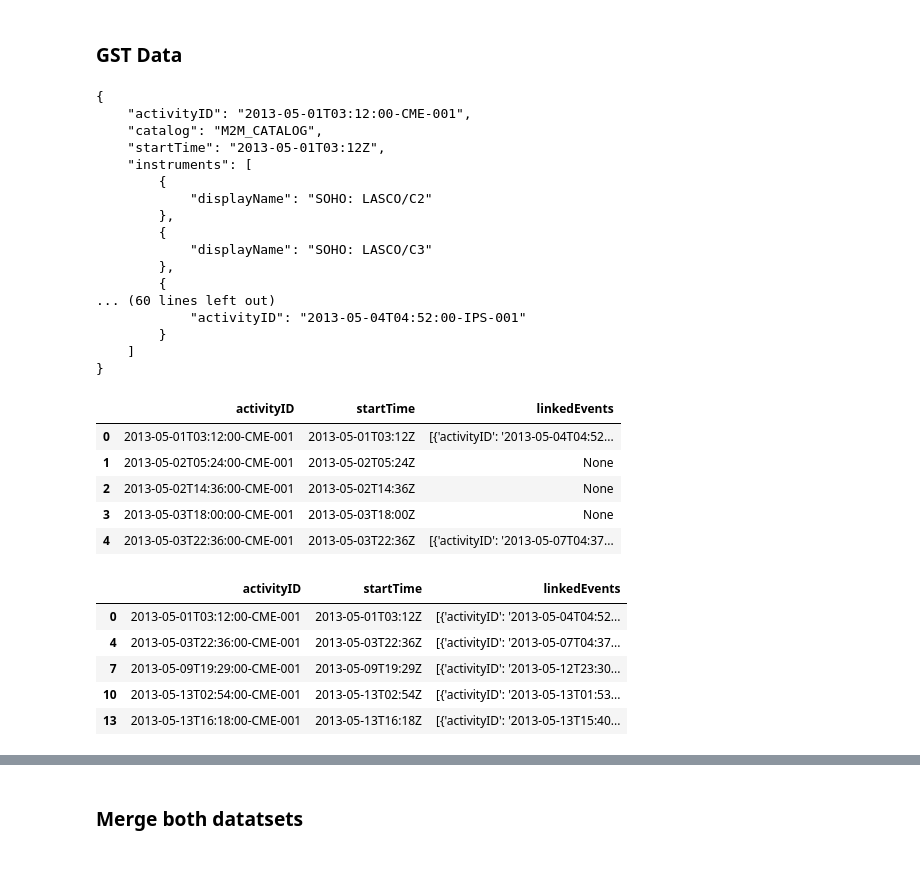
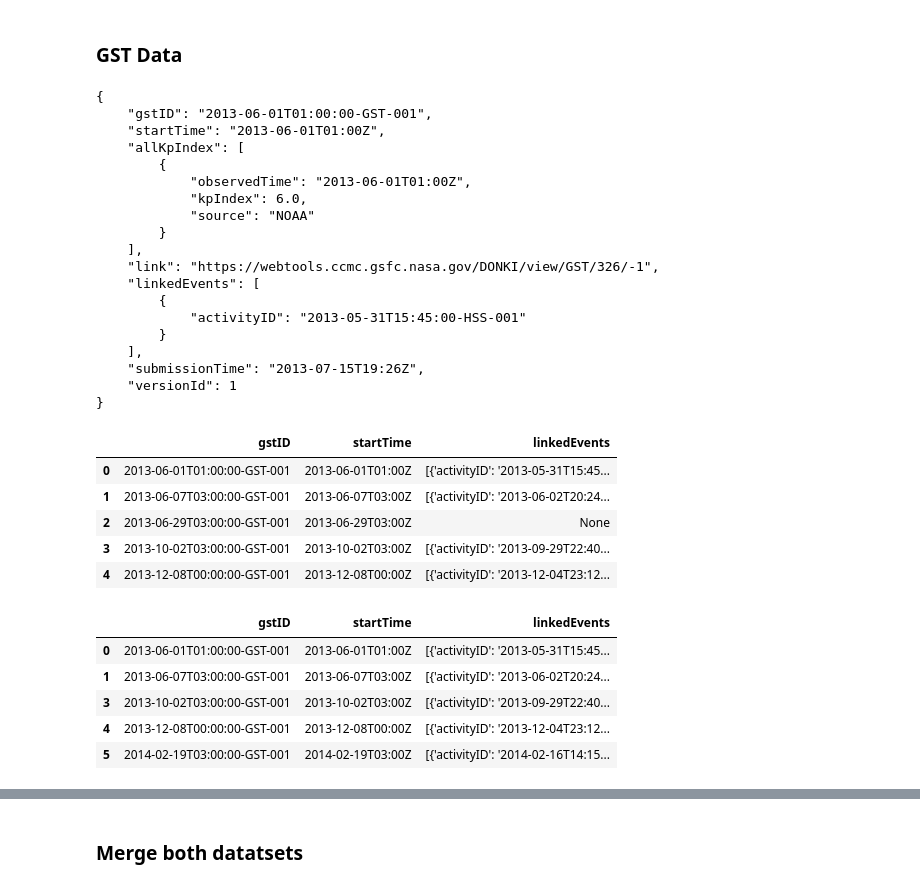
Before and after one commit to 36kp/data-sourcing-challenge, a Jupyter notebook: retrieve_data.ipynb, the cells around one changed output, grey strips where cells are left out. Cells and saved outputs as stored; diff of their text form; code cells hidden in the pictures.

```diff
--- a/retrieve_data.ipynb
+++ b/retrieve_data.ipynb
@@ -222,60 +231,71 @@ startDate = "2013-05-01"
 end_date   = "2024-05-01"
 
 # Build URL for GST
-query_url = f"{base_url}{GST}?startDate={startDate}&endDate={end_date}&api_key={NASA_API_KEY}"
+query_url_GST = f"{base_url}{GST}?startDate={startDate}&endDate={end_date}&api_key={NASA_API_KEY}"
 # %%
 # Make a "GET" request for the GST URL and store it in a variable named gst_response
-gst_response = requests.get(query_url)
+try:
+    gst_response = requests.get(query_url_GST)
+except Exception as e:
+    print(e)
+    exit
 # %%
 # Convert the response variable to json and store it as a variable named gst_json
-gst_json = gst_response.json()
+if gst_response.status_code == 200:
+    gst_json = gst_response.json()
+else:
+    print(query_url_GST.replace(NASA_API_KEY,"**********"))
+    print(f"API returned response code: {gst_response.status_code}")
+    exit
 # Preview the first result in JSON format
 gst_json[0]
 # Use json.dumps with argument indent=4 to format data
 print(json.dumps(gst_json[0], indent=4))
 # %% [output]
 {
-    "activityID": "2013-05-01T03:12:00-CME-001",
-    "catalog": "M2M_CATALOG",
-    "startTime": "2013-05-01T03:12Z",
-    "instruments": [
+    "gstID": "2013-06-01T01:00:00-GST-001",
+    "startTime": "2013-06-01T01:00Z",
+    "allKpIndex": [
         {
-            "displayName": "SOHO: LASCO/C2"
-        },
+            "observedTime": "2013-06-01T01:00Z",
+            "kpIndex": 6.0,
+            "source": "NOAA"
+        }
+    ],
+    "link": "https://webtools.ccmc.gsfc.nasa.gov/DONKI/view/GST/326/-1",
+    "linkedEvents": [
         {
-            "displayName": "SOHO: LASCO/C3"
-        },
-        {
-... (60 lines left out)
-            "activityID": "2013-05-04T04:52:00-IPS-001"
+            "activityID": "2013-05-31T15:45:00-HSS-001"
         }
-    ]
+    ],
+    "submissionTime": "2013-07-15T19:26Z",
+    "versionId": 1
 }
 # %%
 # Convert gst_json to a Pandas DataFrame
 gst_df = pd.DataFrame(gst_json)
 # Keep only the columns: activityID, startTime, linkedEvents
-gst = gst_df[['activityID', 'startTime', 'linkedEvents']]
+gst = gst_df[['gstID', 'startTime', 'linkedEvents']]
 gst.head()
 # %% [output]
-|  | activityID | startTime | linkedEvents |
-| 0 | 2013-05-01T03:12:00-CME-001 | 2013-05-01T03:12Z | [{'activityID': '2013-05-04T04:52... |
-| 1 | 2013-05-02T05:24:00-CME-001 | 2013-05-02T05:24Z | None |
-| 2 | 2013-05-02T14:36:00-CME-001 | 2013-05-02T14:36Z | None |
-| 3 | 2013-05-03T18:00:00-CME-001 | 2013-05-03T18:00Z | None |
-| 4 | 2013-05-03T22:36:00-CME-001 | 2013-05-03T22:36Z | [{'activityID': '2013-05-07T04:37... |
+|  | gstID | startTime | linkedEvents |
+| 0 | 2013-06-01T01:00:00-GST-001 | 2013-06-01T01:00Z | [{'activityID': '2013-05-31T15:45... |
+| 1 | 2013-06-07T03:00:00-GST-001 | 2013-06-07T03:00Z | [{'activityID': '2013-06-02T20:24... |
+| 2 | 2013-06-29T03:00:00-GST-001 | 2013-06-29T03:00Z | None |
+| 3 | 2013-10-02T03:00:00-GST-001 | 2013-10-02T03:00Z | [{'activityID': '2013-09-29T22:40... |
+| 4 | 2013-12-08T00:00:00-GST-001 | 2013-12-08T00:00Z | [{'activityID': '2013-12-04T23:12... |
 # %%
 # Notice that the linkedEvents column allows us to identify the corresponding CME
 # Remove rows with missing 'linkedEvents' since we won't be able to assign these to CME
-gst = gst.dropna()
+gst = gst.dropna(how='any', subset=['linkedEvents'])
 gst.head()
 # %% [output]
-|  | activityID | startTime | linkedEvents |
-| 0 | 2013-05-01T03:12:00-CME-001 | 2013-05-01T03:12Z | [{'activityID': '2013-05-04T04:52... |
-| 4 | 2013-05-03T22:36:00-CME-001 | 2013-05-03T22:36Z | [{'activityID': '2013-05-07T04:37... |
-| 7 | 2013-05-09T19:29:00-CME-001 | 2013-05-09T19:29Z | [{'activityID': '2013-05-12T23:30... |
-| 10 | 2013-05-13T02:54:00-CME-001 | 2013-05-13T02:54Z | [{'activityID': '2013-05-13T01:53... |
-| 13 | 2013-05-13T16:18:00-CME-001 | 2013-05-13T16:18Z | [{'activityID': '2013-05-13T15:40... |
+|  | gstID | startTime | linkedEvents |
+| 0 | 2013-06-01T01:00:00-GST-001 | 2013-06-01T01:00Z | [{'activityID': '2013-05-31T15:45... |
+| 1 | 2013-06-07T03:00:00-GST-001 | 2013-06-07T03:00Z | [{'activityID': '2013-06-02T20:24... |
+| 3 | 2013-10-02T03:00:00-GST-001 | 2013-10-02T03:00Z | [{'activityID': '2013-09-29T22:40... |
+| 4 | 2013-12-08T00:00:00-GST-001 | 2013-12-08T00:00Z | [{'activityID': '2013-12-04T23:12... |
+| 5 | 2014-02-19T03:00:00-GST-001 | 2014-02-19T03:00Z | [{'activityID': '2014-02-16T14:15... |
 # %%
 # Notice that the linkedEvents sometimes contains multiple events per row
 # Use the explode method to ensure that each row is one element. Ensure to reset the index and drop missing values.
```
Also changed, not shown: parts of 16 cells of this notebook, 1 other file.
